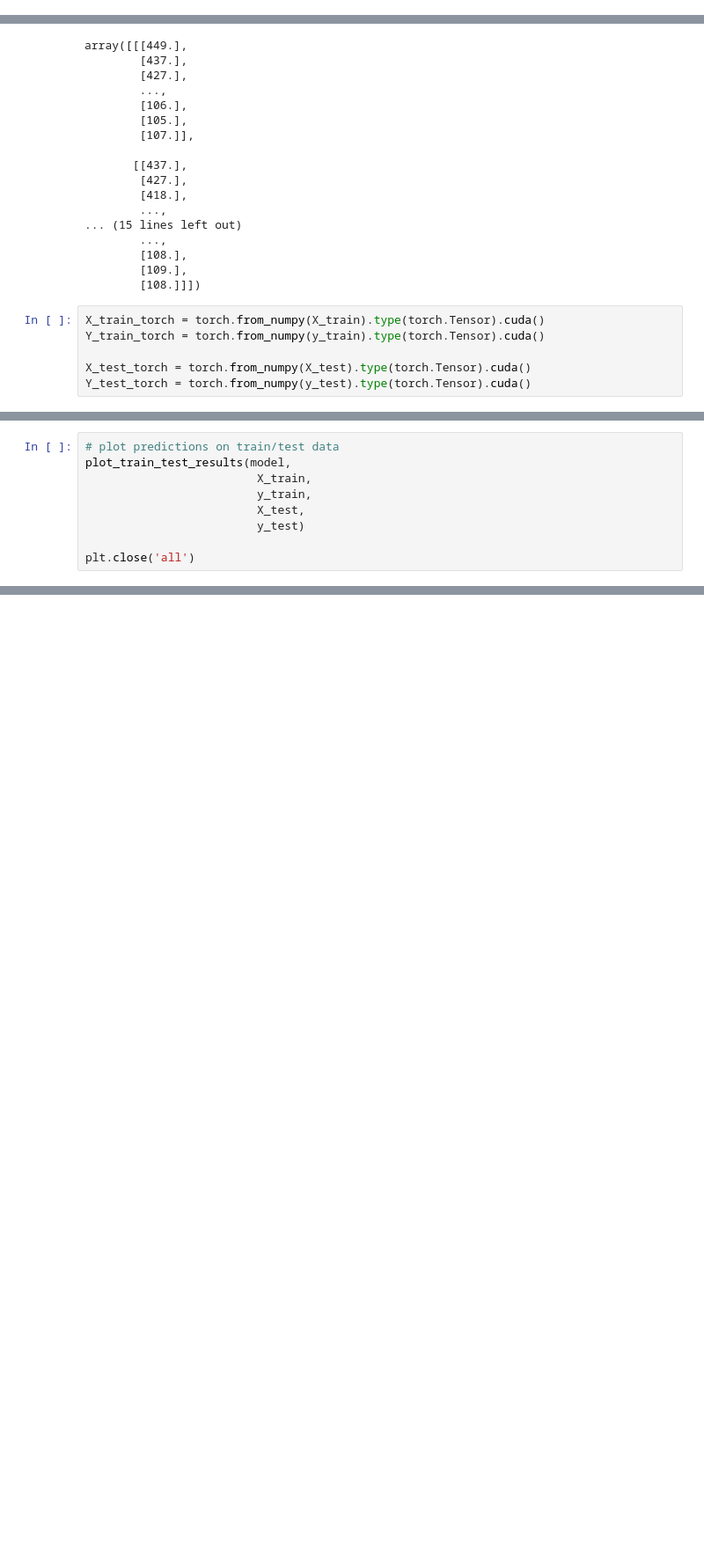
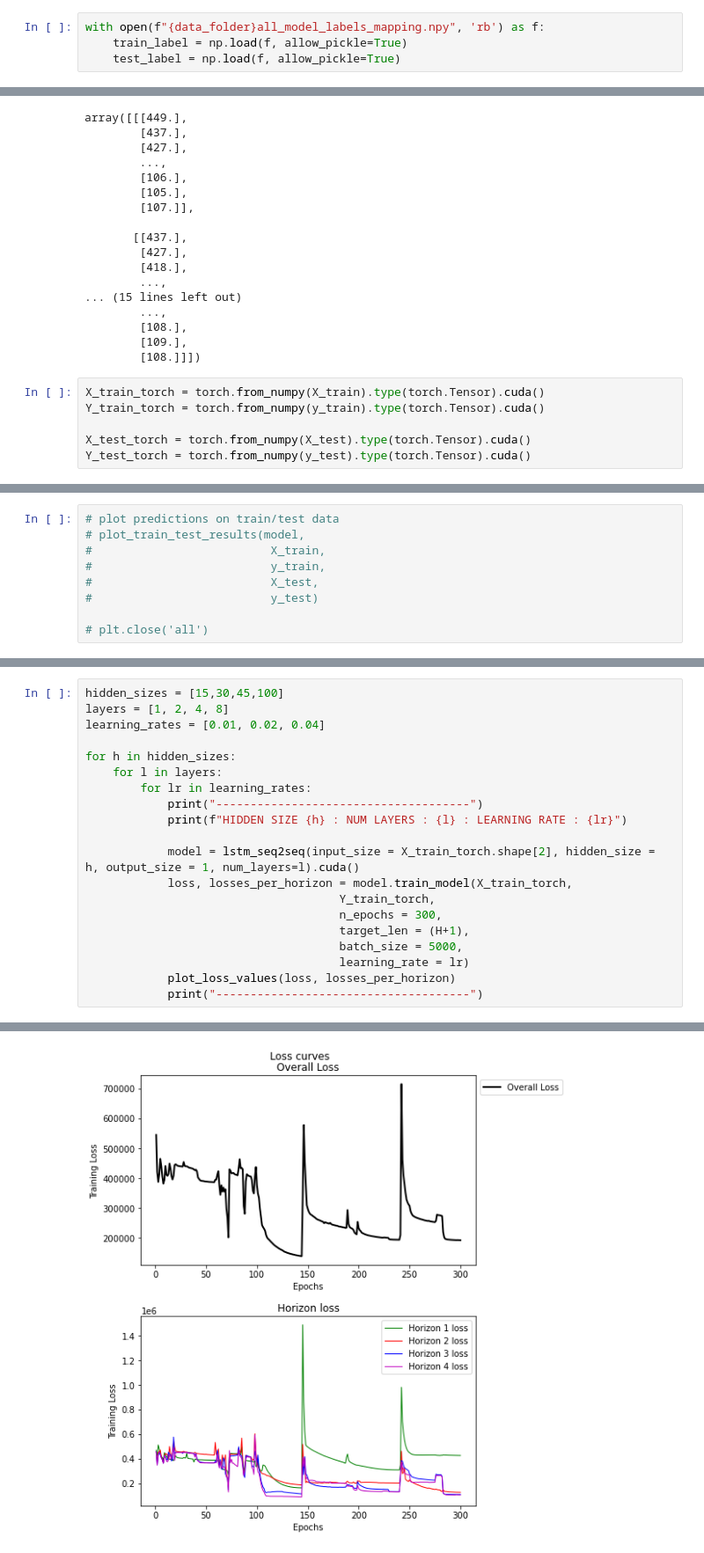
Before and after one commit to sparsha1644/HomePriceBeastNew, a Jupyter notebook: LSTM_EncoderDecoder.ipynb, the cells around one changed output, grey strips where cells are left out. Shown at 88% size. Cells and saved outputs as stored; diff of their text form; blank space fills up the shorter version.

Commit message:
Training over multiple params and adding visualizations

```diff
--- a/LSTM_EncoderDecoder.ipynb
+++ b/LSTM_EncoderDecoder.ipynb
@@ -26,6 +29,10 @@ with open(f"{data_folder}all_model_data.npy", 'rb') as f:
     y_train = np.load(f, allow_pickle=True)
     X_test = np.load(f, allow_pickle=True)
     y_test = np.load(f, allow_pickle=True)
+# %%
+with open(f"{data_folder}all_model_labels_mapping.npy", 'rb') as f:
+    train_label = np.load(f, allow_pickle=True)
+    test_label = np.load(f, allow_pickle=True)
 # %%
 print(X_train.shape)
 print(y_train.shape)
@@ -380,9 +435,9 @@ loss = model.train_model(X_train_torch,
 # %%
 # plot predictions on train/test data
-plot_train_test_results(model,
-                         X_train,
-                         y_train,
-                         X_test,
-                         y_test)
+# plot_train_test_results(model,
+#                          X_train,
+#                          y_train,
+#                          X_test,
+#                          y_test)
 
-plt.close('all')
+# plt.close('all')
@@ -392,0 +450,21 @@ print(X_train[:, 101, 0])
+# %%
+hidden_sizes = [15,30,45,100]
+layers = [1, 2, 4, 8]
+learning_rates = [0.01, 0.02, 0.04]
+
+for h in hidden_sizes:
+    for l in layers:
+        for lr in learning_rates:
+            print("-------------------------------------")
+            print(f"HIDDEN SIZE {h} : NUM LAYERS : {l} : LEARNING RATE : {lr}")
+
+            model = lstm_seq2seq(input_size = X_train_torch.shape[2], hidden_size = h, output_size = 1, num_layers=l).cuda()
+            loss, losses_per_horizon = model.train_model(X_train_torch,
+                                     Y_train_torch,
+                                     n_epochs = 300,
+                                     target_len = (H+1),
+                                     batch_size = 5000,
+                                     learning_rate = lr)
+            plot_loss_values(loss, losses_per_horizon)
+            print("-------------------------------------")
+# %% [output]
@@ -392,0 +473 @@ print(X_train[:, 101, 0])
+[figure, added]
```
Also changed, not shown: parts of 13 cells of this notebook, 1 other file.
